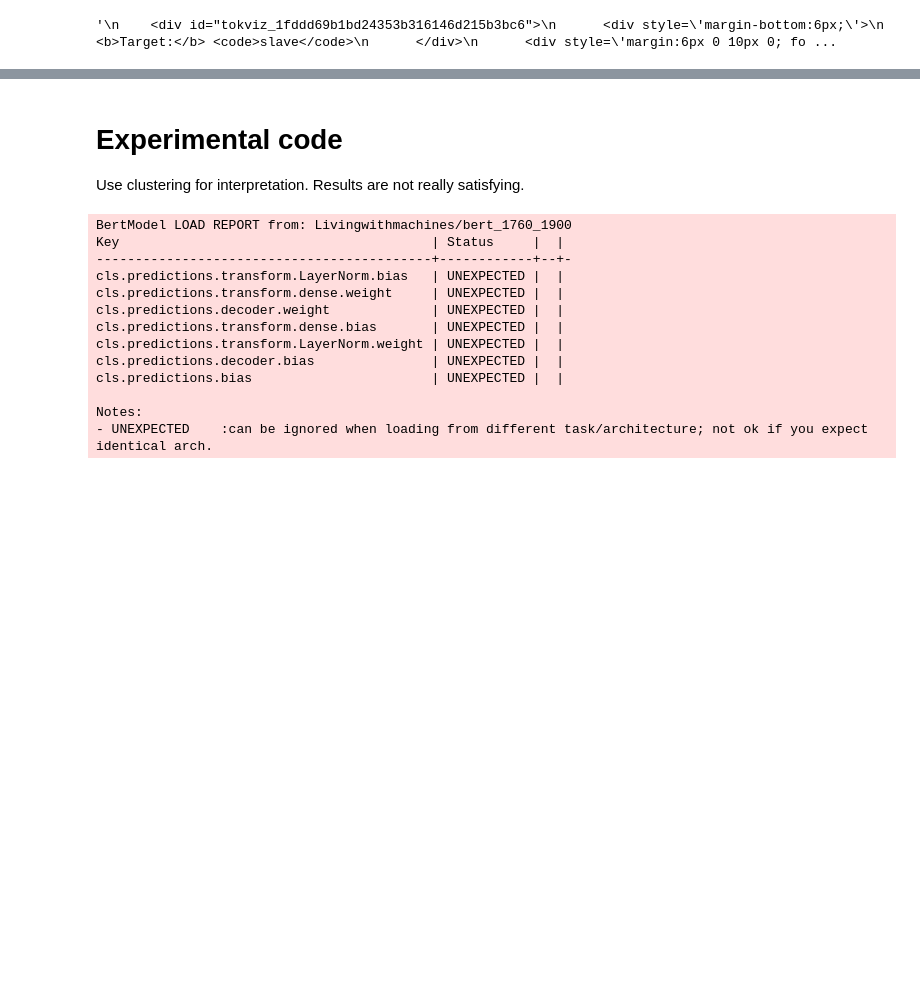
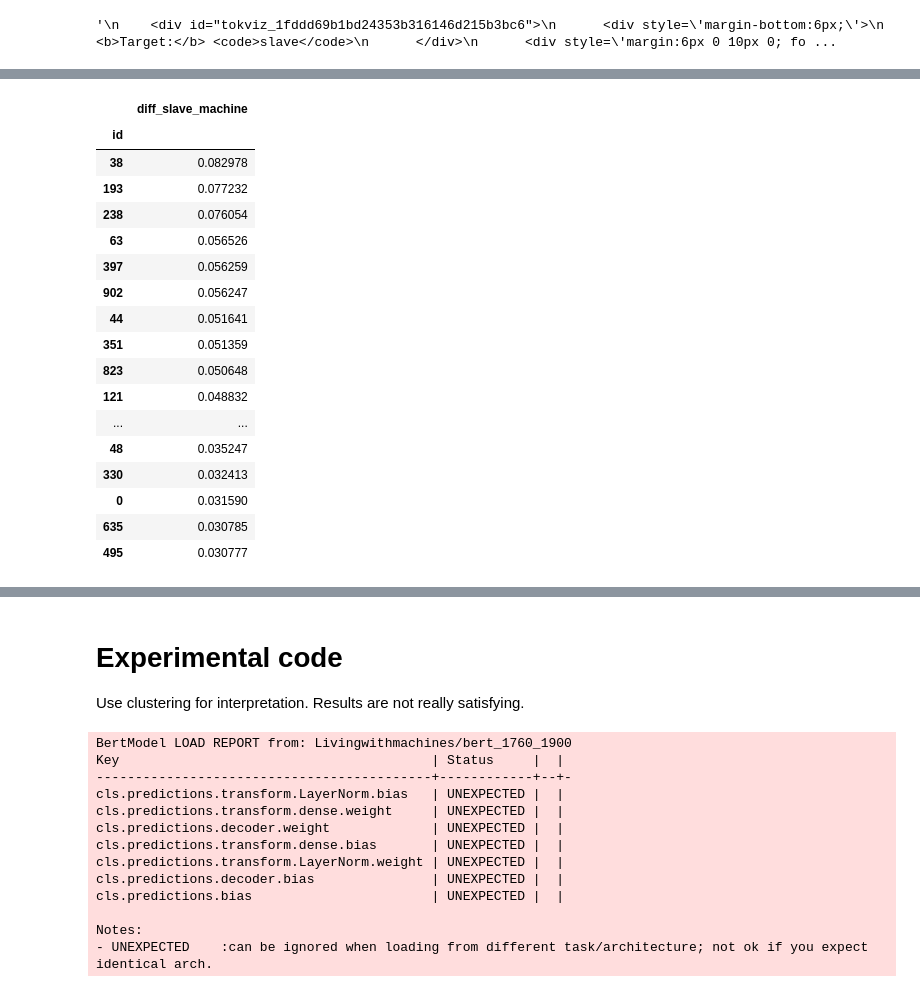
Before and after one commit to Text-Machine/mask-predict, a Jupyter notebook: example_analysis.ipynb, the cells around one changed output, grey strips where cells are left out. Drawn from its saved outputs; the diff is of its cells as text; code cells hidden in the pictures; blank space fills up the shorter version.

```diff
--- a/example_analysis.ipynb
+++ b/example_analysis.ipynb
@@ -176,0 +224,24 @@ highlight_context_tokens(explainer, sentence, target="slave", word_agg="max")
+# %%
+slave_df_sent = results_df[results_df['Target'] == 'slave'].groupby('id').agg(avg=('Score', 'mean'), std=('Score', 'std'))
+machine_df_sent = results_df[results_df['Target'] == 'machine'].groupby('id').agg(avg=('Score', 'mean'), std=('Score', 'std'))
+slave_df_sent['diff_slave_machine'] = slave_df_sent['avg'] - machine_df_sent['avg']
+slave_df_sent.sort_values('diff_slave_machine', ascending=False).head(20)[['diff_slave_machine']].sort_values('diff_slave_machine', ascending=False).head(20)[['diff_slave_machine']]
+# %% [output]
+|  | diff_slave_machine |
+| id |  |
+| 38 | 0.082978 |
+| 193 | 0.077232 |
+| 238 | 0.076054 |
+| 63 | 0.056526 |
+| 397 | 0.056259 |
+| 902 | 0.056247 |
+| 44 | 0.051641 |
+| 351 | 0.051359 |
+| 823 | 0.050648 |
+| 121 | 0.048832 |
+| ... | ... |
+| 48 | 0.035247 |
+| 330 | 0.032413 |
+| 0 | 0.031590 |
+| 635 | 0.030785 |
+| 495 | 0.030777 |
```
Also changed, not shown: parts of 6 cells of this notebook, 1 other file.
